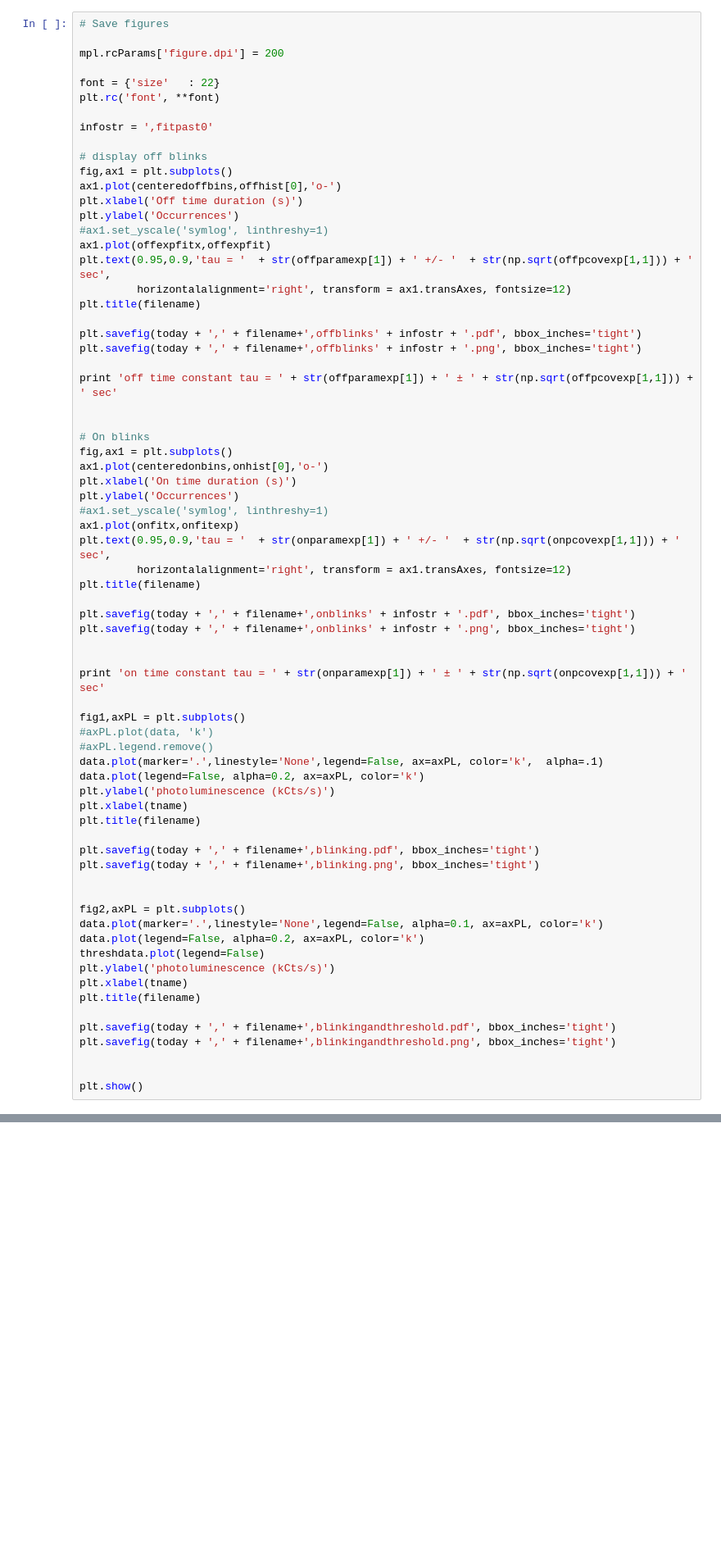
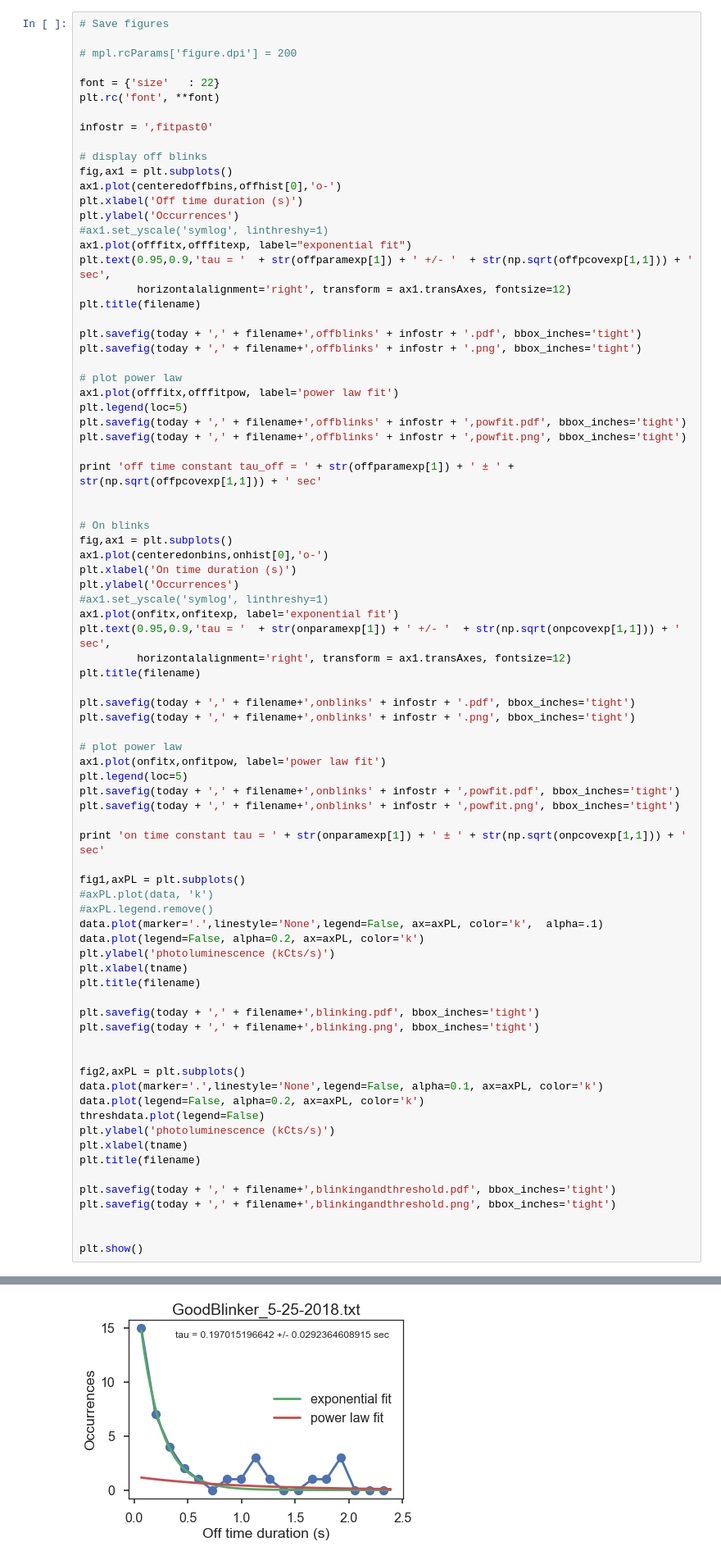
Before and after one commit to vivarose/blinker_analysis, a Jupyter notebook: blinker_analysis_with_exponential_fit.ipynb, the cells around one changed output, grey strips where cells are left out. Shown at 82% size. Drawn from its saved outputs; the diff is of its cells as text; blank space fills up the shorter version.

```diff
--- a/blinker_analysis_with_exponential_fit.ipynb
+++ b/blinker_analysis_with_exponential_fit.ipynb
@@ -650,7 +653,7 @@ NameError: name 'offexpfit' is not defined
 # %%
 # Save figures
 
-mpl.rcParams['figure.dpi'] = 200
+# mpl.rcParams['figure.dpi'] = 200
 
 font = {'size'   : 22}
 plt.rc('font', **font)
@@ -663,7 +666,7 @@ ax1.plot(centeredoffbins,offhist[0],'o-')
 plt.xlabel('Off time duration (s)')
 plt.ylabel('Occurrences')
 #ax1.set_yscale('symlog', linthreshy=1)
-ax1.plot(offexpfitx,offexpfit)
+ax1.plot(offfitx,offfitexp, label="exponential fit")
 plt.text(0.95,0.9,'tau = '  + str(offparamexp[1]) + ' +/- '  + str(np.sqrt(offpcovexp[1,1])) + ' sec',
          horizontalalignment='right', transform = ax1.transAxes, fontsize=12)
 plt.title(filename)
@@ -671,7 +674,13 @@ plt.title(filename)
 plt.savefig(today + ',' + filename+',offblinks' + infostr + '.pdf', bbox_inches='tight')
 plt.savefig(today + ',' + filename+',offblinks' + infostr + '.png', bbox_inches='tight')
 
-print 'off time constant tau = ' + str(offparamexp[1]) + ' ± ' + str(np.sqrt(offpcovexp[1,1])) + ' sec'
+# plot power law
+ax1.plot(offfitx,offfitpow, label='power law fit')
+plt.legend(loc=5)
+plt.savefig(today + ',' + filename+',offblinks' + infostr + ',powfit.pdf', bbox_inches='tight')
+plt.savefig(today + ',' + filename+',offblinks' + infostr + ',powfit.png', bbox_inches='tight')
+
+print 'off time constant tau_off = ' + str(offparamexp[1]) + ' ± ' + str(np.sqrt(offpcovexp[1,1])) + ' sec'
 
 
 # On blinks
@@ -680,7 +689,7 @@ ax1.plot(centeredonbins,onhist[0],'o-')
 plt.xlabel('On time duration (s)')
 plt.ylabel('Occurrences')
 #ax1.set_yscale('symlog', linthreshy=1)
-ax1.plot(onfitx,onfitexp)
+ax1.plot(onfitx,onfitexp, label='exponential fit')
 plt.text(0.95,0.9,'tau = '  + str(onparamexp[1]) + ' +/- '  + str(np.sqrt(onpcovexp[1,1])) + ' sec',
          horizontalalignment='right', transform = ax1.transAxes, fontsize=12)
 plt.title(filename)
@@ -688,6 +697,11 @@ plt.title(filename)
 plt.savefig(today + ',' + filename+',onblinks' + infostr + '.pdf', bbox_inches='tight')
 plt.savefig(today + ',' + filename+',onblinks' + infostr + '.png', bbox_inches='tight')
 
+# plot power law
+ax1.plot(onfitx,onfitpow, label='power law fit')
+plt.legend(loc=5)
+plt.savefig(today + ',' + filename+',onblinks' + infostr + ',powfit.pdf', bbox_inches='tight')
+plt.savefig(today + ',' + filename+',onblinks' + infostr + ',powfit.png', bbox_inches='tight')
 
 print 'on time constant tau = ' + str(onparamexp[1]) + ' ± ' + str(np.sqrt(onpcovexp[1,1])) + ' sec'
 
@@ -717,3 +731,4 @@ plt.savefig(today + ',' + filename+',blinkingandthreshold.png', bbox_inches='tig
 
 
 plt.show()
+# %% [output]
@@ -719,0 +737 @@ plt.show()
+[figure, added]
```
Also changed, not shown: parts of 8 cells of this notebook.
